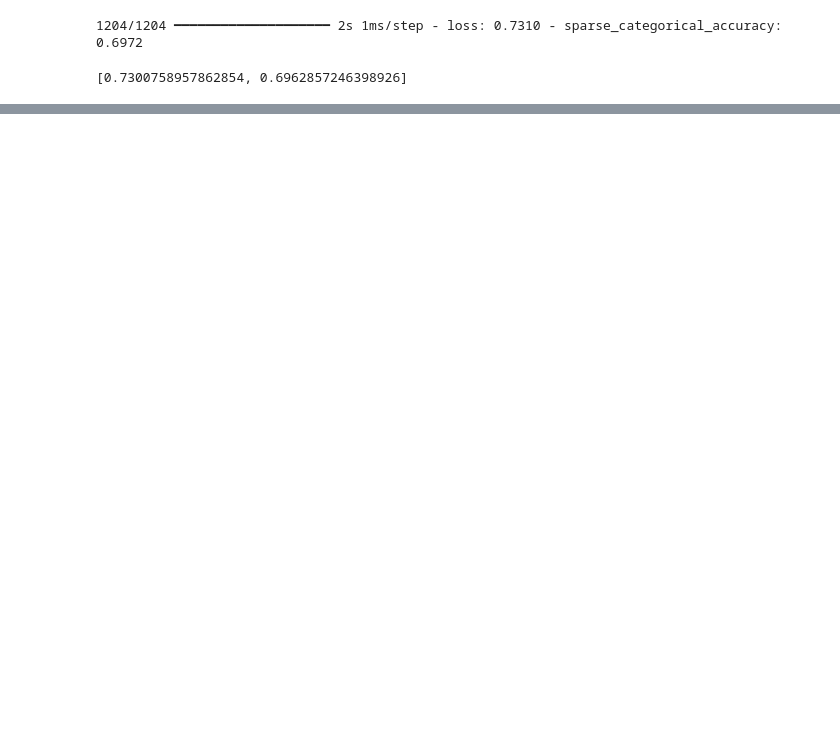
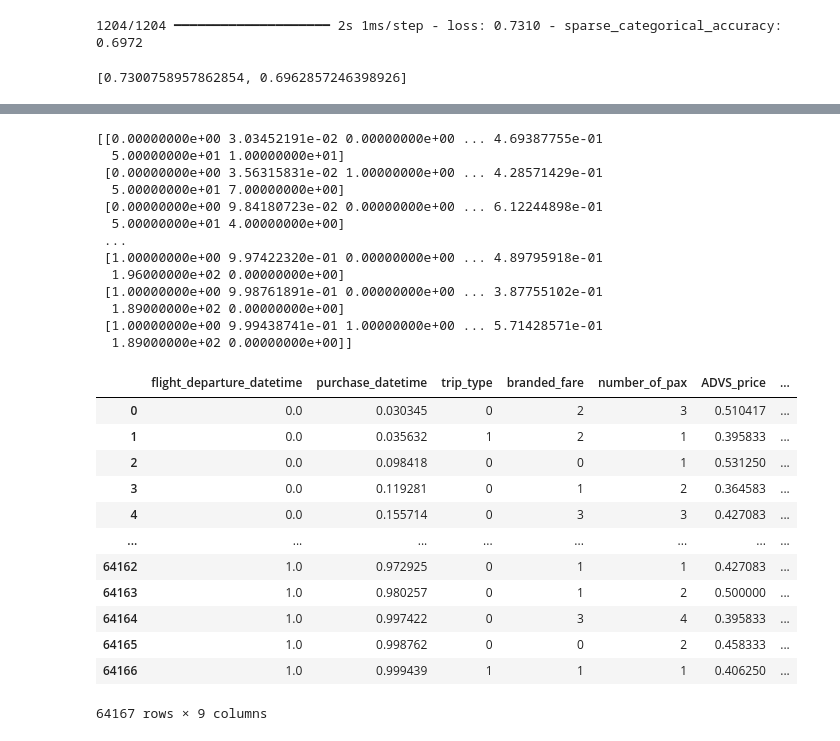
Before and after one commit to cw118/codeml2024, a Jupyter notebook: air_canada.ipynb, the cells around one changed output, grey strips where cells are left out. Drawn from its saved outputs; the diff is of its cells as text; code cells hidden in the pictures; blank space fills up the shorter version.

```diff
--- a/air_canada.ipynb
+++ b/air_canada.ipynb
@@ -31,7 +31,7 @@ participant.head()
 | 3 | 3 | 5763957877920625 | BBBDDD | 2024-01-01 03:00 | 2023-08-13 17:41 | 0 | 3 | ... |
 | 4 | 4 | 1095418927576125 | BBBDDD | 2024-01-01 03:00 | 2023-08-20 22:04 | 0 | 3 | ... |
 # %%
-df_pred = baseline[baseline['choice'].notna()]
+df_pred = baseline
 df = participant[participant['choice'].notna()]
 # %% [markdown]
 Train on participant data, predict on baseline data.
@@ -507,0 +590,45 @@ df_pred
+# %%
+df_pred['ADVS_price'] = MinMaxScaler().fit_transform(df_pred[['ADVS_price']])
+df_pred['PREF_price'] = MinMaxScaler().fit_transform(df_pred[['PREF_price']])
+
+df_pred['flight_departure_datetime'] = pd.to_datetime(df_pred['flight_departure_datetime'])
+df_pred['flight_departure_datetime'] = df_pred['flight_departure_datetime'].astype(np.int64) // 10**9 - 1704078000
+
+df_pred['purchase_datetime'] = pd.to_datetime(df_pred['purchase_datetime'])
+df_pred['purchase_datetime'] = df_pred['purchase_datetime'].astype(np.int64) // 10**9 - 1691042580
+
+df_pred['flight_departure_datetime'] = MinMaxScaler().fit_transform(df_pred[['flight_departure_datetime']])
+df_pred['purchase_datetime'] = MinMaxScaler().fit_transform(df_pred[['purchase_datetime']])
+
+list_columns = ['flight_departure_datetime', 'purchase_datetime', "trip_type", "branded_fare", "number_of_pax", "ADVS_price", "PREF_price", "ADVS_inventory", "PREF_inventory"]
+inputs_pred = df_pred[list_columns].to_numpy()
+
+print(inputs_pred)
+df_pred[list_columns]
+# %% [output]
+[[0.00000000e+00 3.03452191e-02 0.00000000e+00 ... 4.69387755e-01
+  5.00000000e+01 1.00000000e+01]
+ [0.00000000e+00 3.56315831e-02 1.00000000e+00 ... 4.28571429e-01
+  5.00000000e+01 7.00000000e+00]
+ [0.00000000e+00 9.84180723e-02 0.00000000e+00 ... 6.12244898e-01
+  5.00000000e+01 4.00000000e+00]
+ ...
+ [1.00000000e+00 9.97422320e-01 0.00000000e+00 ... 4.89795918e-01
+  1.96000000e+02 0.00000000e+00]
+ [1.00000000e+00 9.98761891e-01 0.00000000e+00 ... 3.87755102e-01
+  1.89000000e+02 0.00000000e+00]
+ [1.00000000e+00 9.99438741e-01 1.00000000e+00 ... 5.71428571e-01
+  1.89000000e+02 0.00000000e+00]]
+|  | flight_departure_datetime | purchase_datetime | trip_type | branded_fare | number_of_pax | ADVS_price | ... |
+| 0 | 0.0 | 0.030345 | 0 | 2 | 3 | 0.510417 | ... |
+| 1 | 0.0 | 0.035632 | 1 | 2 | 1 | 0.395833 | ... |
+| 2 | 0.0 | 0.098418 | 0 | 0 | 1 | 0.531250 | ... |
+| 3 | 0.0 | 0.119281 | 0 | 1 | 2 | 0.364583 | ... |
+| 4 | 0.0 | 0.155714 | 0 | 3 | 3 | 0.427083 | ... |
+| ... | ... | ... | ... | ... | ... | ... | ... |
+| 64162 | 1.0 | 0.972925 | 0 | 1 | 1 | 0.427083 | ... |
+| 64163 | 1.0 | 0.980257 | 0 | 1 | 2 | 0.500000 | ... |
+| 64164 | 1.0 | 0.997422 | 0 | 3 | 4 | 0.395833 | ... |
+| 64165 | 1.0 | 0.998762 | 0 | 0 | 2 | 0.458333 | ... |
+| 64166 | 1.0 | 0.999439 | 1 | 1 | 1 | 0.406250 | ... |
+64167 rows × 9 columns
```
Also changed, not shown: parts of 11 cells of this notebook, 5 other files.
